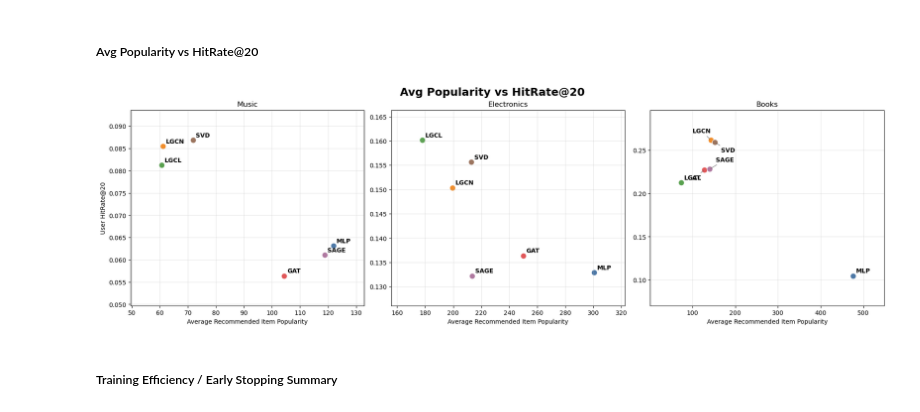
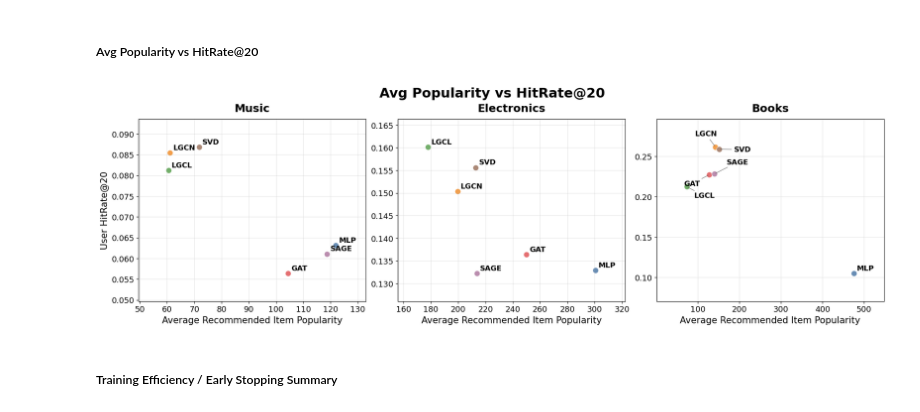
Before and after one commit to Amos-Peng-127/GT-7643-Final-Project, a Jupyter notebook: Project/Final_Combined_Dataset_Comparison.ipynb, the cells around one changed output. Cells and saved outputs as stored; diff of their text form; code cells hidden in the pictures.

```diff
--- a/Project/Final_Combined_Dataset_Comparison.ipynb
+++ b/Project/Final_Combined_Dataset_Comparison.ipynb
@@ -103,20 +110,20 @@ plt.show()
 ##### Dataset-Grouped Model Comparison
 # %%
 models = [
-    'MLP Two Tower BPR',
-    'LightGCN BPR',
+    'MLP Two Tower',
+    'LightGCN',
     'LightGCL',
     'GATv2',
     'GraphSAGE',
-    'SVD Graph Fusion Scratch',
+    'SVD Graph Fusion',
 ]
 model_colors = {
-    'MLP Two Tower BPR': '#4e79a7',
-    'LightGCN BPR': '#f28e2b',
+    'MLP Two Tower': '#4e79a7',
+    'LightGCN': '#f28e2b',
     'LightGCL': '#59a14f',
     'GATv2': '#e15759',
     'GraphSAGE': '#b07aa1',
-    'SVD Graph Fusion Scratch': '#9c755f',
+    'SVD Graph Fusion': '#9c755f',
 }
 dataset_labels = {
     'Books': 'Books',
@@ -152,5 +159,7 @@ plot_dataset_grouped_bars(axes[1], comparison_df, 'Recall@20', 'Recall@20', '{:.
 fig.suptitle('Ranking Performance Across Datasets', fontsize=18, fontweight='bold')
 handles, labels = axes[0].get_legend_handles_labels()
 fig.legend(handles, labels, loc='lower center', ncol=6, frameon=False, bbox_to_anchor=(0.5, -0.08))
+fig.savefig(results_dir / 'ranking_performance_across_datasets.pdf', bbox_inches='tight', dpi=600)
+fig.savefig(results_dir / 'ranking_performance_across_datasets.png', bbox_inches='tight', dpi=600)
 plt.show()
 # %% [output]
@@ -160,84 +169,89 @@ plt.show()
 # %%
 behavior_records = [
     # Books
-    {'Dataset': 'Books', 'Model': 'MLP Two Tower BPR', 'Short': 'MLP', 'HitRate@20': 0.104738, 'AvgRecommendedPopularity': 475.655988},
-    {'Dataset': 'Books', 'Model': 'LightGCN BPR', 'Short': 'LGCN', 'HitRate@20': 0.261787, 'AvgRecommendedPopularity': 142.660362},
+    {'Dataset': 'Books', 'Model': 'MLP Two Tower', 'Short': 'MLP', 'HitRate@20': 0.104738, 'AvgRecommendedPopularity': 475.655988},
+    {'Dataset': 'Books', 'Model': 'LightGCN', 'Short': 'LGCN', 'HitRate@20': 0.261787, 'AvgRecommendedPopularity': 142.660362},
     {'Dataset': 'Books', 'Model': 'LightGCL', 'Short': 'LGCL', 'HitRate@20': 0.212409, 'AvgRecommendedPopularity': 73.472865},
     {'Dataset': 'Books', 'Model': 'GATv2', 'Short': 'GAT', 'HitRate@20': 0.227305, 'AvgRecommendedPopularity': 128.034958},
     {'Dataset': 'Books', 'Model': 'GraphSAGE', 'Short': 'SAGE', 'HitRate@20': 0.228360, 'AvgRecommendedPopularity': 140.326988},
-    {'Dataset': 'Books', 'Model': 'SVD Graph Fusion Scratch', 'Short': 'SVD', 'HitRate@20': 0.259090, 'AvgRecommendedPopularity': 152.128794},
+    {'Dataset': 'Books', 'Model': 'SVD Graph Fusion', 'Short': 'SVD', 'HitRate@20': 0.259090, 'AvgRecommendedPopularity': 152.128794},
 
     # Electronics
-    {'Dataset': 'Electronics', 'Model': 'MLP Two Tower BPR', 'Short': 'MLP', 'HitRate@20': 0.132887, 'AvgRecommendedPopularity': 300.437633},
-    {'Dataset': 'Electronics', 'Model': 'LightGCN BPR', 'Short': 'LGCN', 'HitRate@20': 0.150353, 'AvgRecommendedPopularity': 199.530896},
+    {'Dataset': 'Electronics', 'Model': 'MLP Two Tower', 'Short': 'MLP', 'HitRate@20': 0.132887, 'AvgRecommendedPopularity': 300.437633},
+    {'Dataset': 'Electronics', 'Model': 'LightGCN', 'Short': 'LGCN', 'HitRate@20': 0.150353, 'AvgRecommendedPopularity': 199.530896},
     {'Dataset': 'Electronics', 'Model': 'LightGCL', 'Short': 'LGCL', 'HitRate@20': 0.160164, 'AvgRecommendedPopularity': 177.908569},
     {'Dataset': 'Electronics', 'Model': 'GATv2', 'Short': 'GAT', 'HitRate@20': 0.136381, 'AvgRecommendedPopularity': 249.950334},
     {'Dataset': 'Electronics', 'Model': 'GraphSAGE', 'Short': 'SAGE', 'HitRate@20': 0.132219, 'AvgRecommendedPopularity': 213.583274},
-    {'Dataset': 'Electronics', 'Model': 'SVD Graph Fusion Scratch', 'Short': 'SVD', 'HitRate@20': 0.155630, 'AvgRecommendedPopularity': 212.890242},
+    {'Dataset': 'Electronics', 'Model': 'SVD Graph Fusion', 'Short': 'SVD', 'HitRate@20': 0.155630, 'AvgRecommendedPopularity': 212.890242},
 
     # Music Instruments
-    {'Dataset': 'Music Instruments', 'Model': 'MLP Two Tower BPR', 'Short': 'MLP', 'HitRate@20': 0.063142, 'AvgRecommendedPopularity': 121.905476},
-    {'Dataset': 'Music Instruments', 'Model': 'LightGCN BPR', 'Short': 'LGCN', 'HitRate@20': 0.085470, 'AvgRecommendedPopularity': 61.101067},
+    {'Dataset': 'Music Instruments', 'Model': 'MLP Two Tower', 'Short': 'MLP', 'HitRate@20': 0.063142, 'AvgRecommendedPopularity': 121.905476},
+    {'Dataset': 'Music Instruments', 'Model': 'LightGCN', 'Short': 'LGCN', 'HitRate@20': 0.085470, 'AvgRecommendedPopularity': 61.101067},
     {'Dataset': 'Music Instruments', 'Model': 'LightGCL', 'Short': 'LGCL', 'HitRate@20': 0.081230, 'AvgRecommendedPopularity': 60.566720},
     {'Dataset': 'Music Instruments', 'Model': 'GATv2', 'Short': 'GAT', 'HitRate@20': 0.056384, 'AvgRecommendedPopularity': 104.363380},
     {'Dataset': 'Music Instruments', 'Model': 'GraphSAGE', 'Short': 'SAGE', 'HitRate@20': 0.061088, 'AvgRecommendedPopularity': 118.750139},
-    {'Dataset': 'Music Instruments', 'Model': 'SVD Graph Fusion Scratch', 'Short': 'SVD', 'HitRate@20': 0.086861, 'AvgRecommendedPopularity': 71.753833},
+    {'Dataset': 'Music Instruments', 'Model': 'SVD Graph Fusion', 'Short': 'SVD', 'HitRate@20': 0.086861, 'AvgRecommendedPopularity': 71.753833},
 ]
 
 behavior_df = pd.DataFrame(behavior_records)
 
 short_to_model = {
-    'MLP': 'MLP Two Tower BPR',
-    'LGCN': 'LightGCN BPR',
+    'MLP': 'MLP Two Tower',
+    'LGCN': 'LightGCN',
     'LGCL': 'LightGCL',
     'GAT': 'GATv2',
     'SAGE': 'GraphSAGE',
-    'SVD': 'SVD Graph Fusion Scratch',
+    'SVD': 'SVD Graph Fusion',
 }
 
 scatter_datasets = ['Music Instruments', 'Electronics', 'Books']
 label_offsets = {
-    ('Books', 'LGCN'): (-30, 12),
-    ('Books', 'SVD'): (10, -16),
-    ('Books', 'GAT'): (-28, -16),
-    ('Books', 'SAGE'): (10, 12),
+    ('Books', 'LGCN'): (-34, 18),
+    ('Books', 'SVD'): (24, -4),
+    ('Books', 'GAT'): (-42, -18),
+    ('Books', 'SAGE'): (20, 16),
+    ('Books', 'LGCL'): (12, -18),
 }
 
 fig, axes = plt.subplots(1, 3, figsize=(18, 5.5), sharey=False, constrained_layout=True)
 
 for ax, dataset in zip(axes, scatter_datasets):
     dataset_df = behavior_df[behavior_df['Dataset'] == dataset]
     for _, row in dataset_df.iterrows():
         ax.scatter(
             row['AvgRecommendedPopularity'],
             row['HitRate@20'],
             s=90,
             color=model_colors[row['Model']],
             edgecolor='white',
             linewidth=0.8,
+            alpha=0.85,
         )
         xytext = label_offsets.get((dataset, row['Short']), (5, 5))
         arrowprops = None if xytext == (5, 5) else {'arrowstyle': '-', 'color': '0.35', 'lw': 0.7}
         ax.annotate(
             row['Short'],
             (row['AvgRecommendedPopularity'], row['HitRate@20']),
             xytext=xytext,
             textcoords='offset points',
-            fontsize=10,
+            fontsize=12,
             fontweight='bold',
             arrowprops=arrowprops,
         )
 
-    ax.set_title(dataset_labels[dataset])
-    ax.set_xlabel('Average Recommended Item Popularity')
+    ax.set_title(dataset_labels[dataset], fontsize=18, fontweight='bold', pad=12)
+    ax.set_xlabel('Average Recommended Item Popularity', fontsize=15)
+    ax.tick_params(axis='both', labelsize=13)
     ax.grid(True, alpha=0.3)
     ax.margins(x=0.18, y=0.22)
 
-axes[0].set_ylabel('User HitRate@20')
-fig.suptitle('Avg Popularity vs HitRate@20', fontsize=18, fontweight='bold')
+axes[0].set_ylabel('User HitRate@20', fontsize=15)
+fig.suptitle('Avg Popularity vs HitRate@20', fontsize=22, fontweight='bold')
+fig.savefig(results_dir / 'avg_popularity_vs_hitrate20.pdf', bbox_inches='tight', dpi=600)
+fig.savefig(results_dir / 'avg_popularity_vs_hitrate20.png', bbox_inches='tight', dpi=600)
 plt.show()
 # %% [output]
-[figure, old version]
+[figure, new version]
 # %% [markdown]
 ##### Training Efficiency / Early Stopping Summary
 # %%
```
Also changed, not shown: parts of 6 cells of this notebook.
